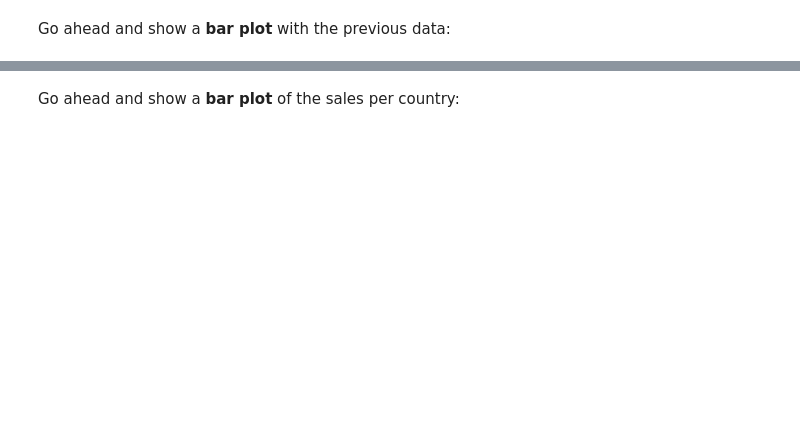
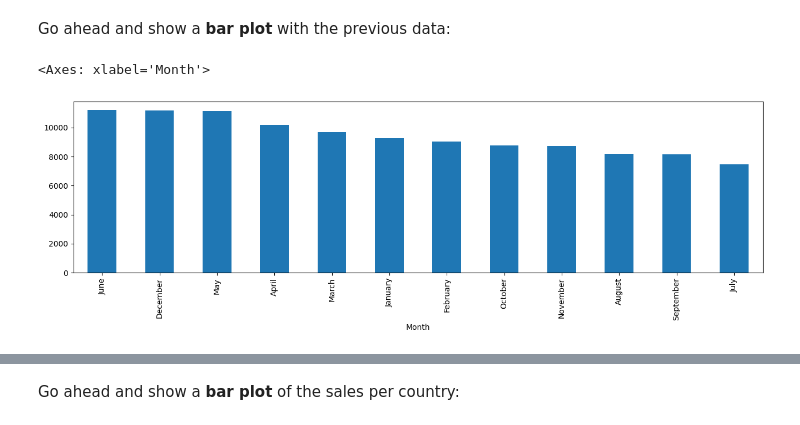
Before and after one commit to wandamoosejaw/FreeCodeCamp-Pandas-Real-Life-Example, a Jupyter notebook: Exercises_1.ipynb, the cells around one changed output, grey strips where cells are left out. Drawn from its saved outputs; the diff is of its cells as text; code cells hidden in the pictures; blank space fills up the shorter version.

```diff
--- a/Exercises_1.ipynb
+++ b/Exercises_1.ipynb
@@ -98,3 +150,7 @@ sales['Month'].value_counts()
 Go ahead and show a <b>bar plot</b> with the previous data:
 # %%
 # your code goes here
+sales['Month'].value_counts().plot(kind='bar', figsize=(16,4))
+# %% [output]
+<Axes: xlabel='Month'>
+[figure, added]
```
Also changed, not shown: parts of 77 cells of this notebook.
